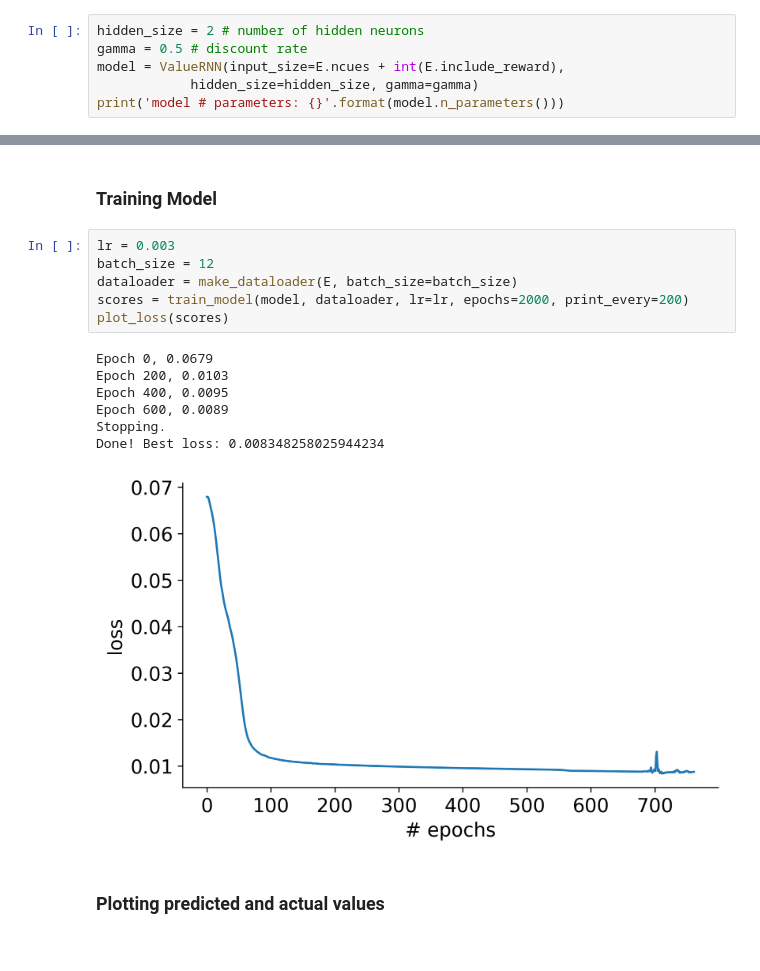
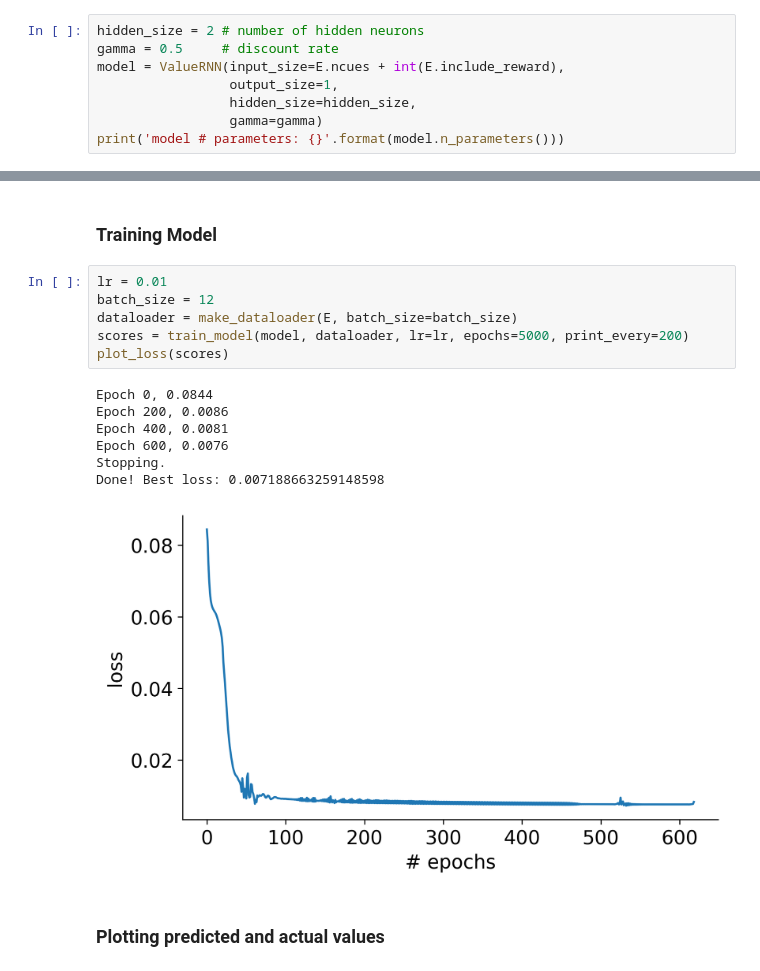
Before and after one commit to avg-bitsian/distributional-td, a Jupyter notebook: main.ipynb, the cells around one changed output, grey strips where cells are left out. Saved outputs shown, nothing was run; the diff lists cells and outputs as text.

Commit message:
Update main.ipynb
Learning rate = 0.01
output_size = 1,
gamma = 0.5
Adam Optimiser

```diff
--- a/main.ipynb
+++ b/main.ipynb
@@ -14,28 +14,30 @@ plot_trials(E.trials[:10])
 ### Create Model
 # %%
 hidden_size = 2 # number of hidden neurons
-gamma = 0.5 # discount rate
+gamma = 0.5     # discount rate
 model = ValueRNN(input_size=E.ncues + int(E.include_reward),
-            hidden_size=hidden_size, gamma=gamma)
+                 output_size=1,
+                 hidden_size=hidden_size,
+                 gamma=gamma)
 print('model # parameters: {}'.format(model.n_parameters()))
 # %% [output]
 model # parameters: 48
 # %% [markdown]
 ### Training Model
 # %%
-lr = 0.003
+lr = 0.01
 batch_size = 12
 dataloader = make_dataloader(E, batch_size=batch_size)
-scores = train_model(model, dataloader, lr=lr, epochs=2000, print_every=200)
+scores = train_model(model, dataloader, lr=lr, epochs=5000, print_every=200)
 plot_loss(scores)
 # %% [output]
-Epoch 0, 0.0679
-Epoch 200, 0.0103
-Epoch 400, 0.0095
-Epoch 600, 0.0089
+Epoch 0, 0.0844
+Epoch 200, 0.0086
+Epoch 400, 0.0081
+Epoch 600, 0.0076
 Stopping.
-Done! Best loss: 0.008348258025944234
+Done! Best loss: 0.007188663259148598
-[figure, old version]
+[figure, new version]
 # %% [markdown]
 ### Plotting predicted and actual values
 # %%
```
Also changed, not shown: parts of 2 cells of this notebook.
